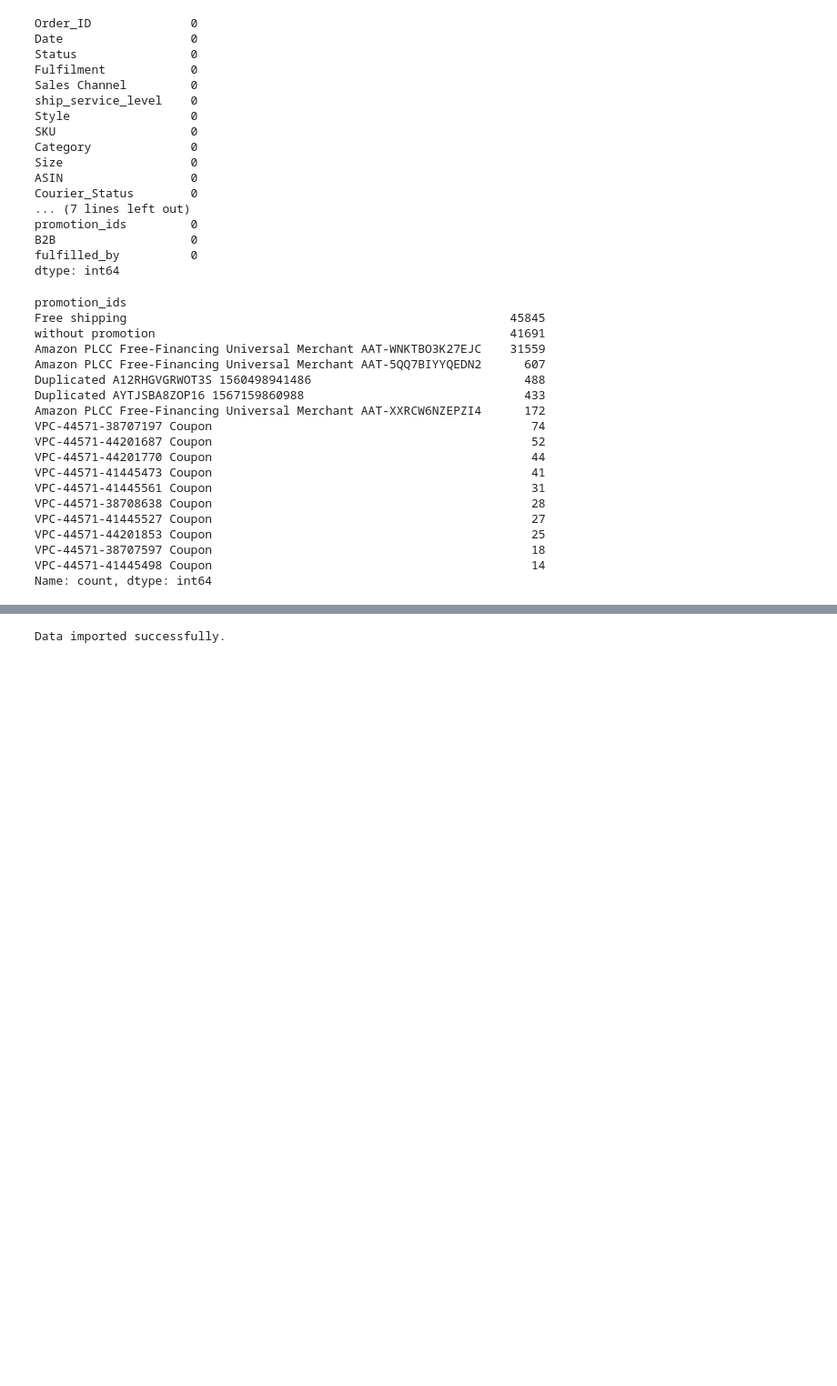
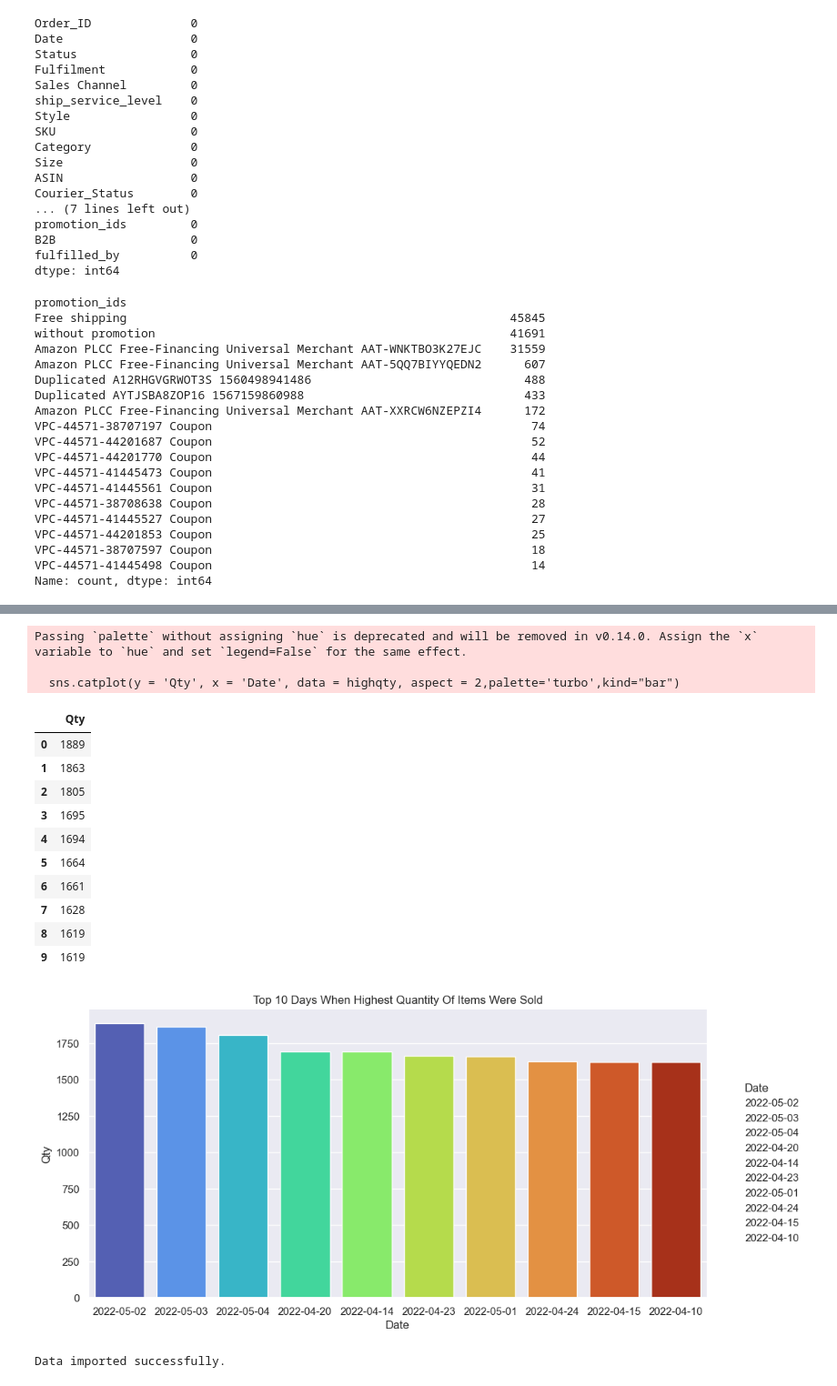
Before and after one commit to DekhilOumayma/ProjectMTI820, a Jupyter notebook: ETL.ipynb, the cells around one changed output, grey strips where cells are left out. Shown at 91% size. Cells and saved outputs as stored; diff of their text form; code cells hidden in the pictures; blank space fills up the shorter version.

```diff
--- a/ETL.ipynb
+++ b/ETL.ipynb
@@ -296,3 +329,25 @@ source_data.to_csv('C:/Users/AS72180/OneDrive - ETS/Documents/ETS Hiver2024/Proj
+# %%
+highqty = DaySalesInsights.groupby('Date').sum().sort_values('Qty', ascending = False)
+highqty = highqty.reset_index().head(10)
+sns.catplot(y = 'Qty', x = 'Date', data = highqty, aspect = 2,palette='turbo',kind="bar")
+plt.title('Top 10 Days When Highest Quantity Of Items Were Sold')
+highqty[['Qty']]
+# %% [output]
+Passing `palette` without assigning `hue` is deprecated and will be removed in v0.14.0. Assign the `x` variable to `hue` and set `legend=False` for the same effect.
+
+  sns.catplot(y = 'Qty', x = 'Date', data = highqty, aspect = 2,palette='turbo',kind="bar")
+|  | Qty |
+| 0 | 1889 |
+| 1 | 1863 |
+| 2 | 1805 |
+| 3 | 1695 |
+| 4 | 1694 |
+| 5 | 1664 |
+| 6 | 1661 |
+| 7 | 1628 |
+| 8 | 1619 |
+| 9 | 1619 |
+[figure, added]
 # %%
 # 3. Load Data
 # Connect to the target destination ( Azure SQL database)
```
Also changed, not shown: parts of 4 cells of this notebook.
